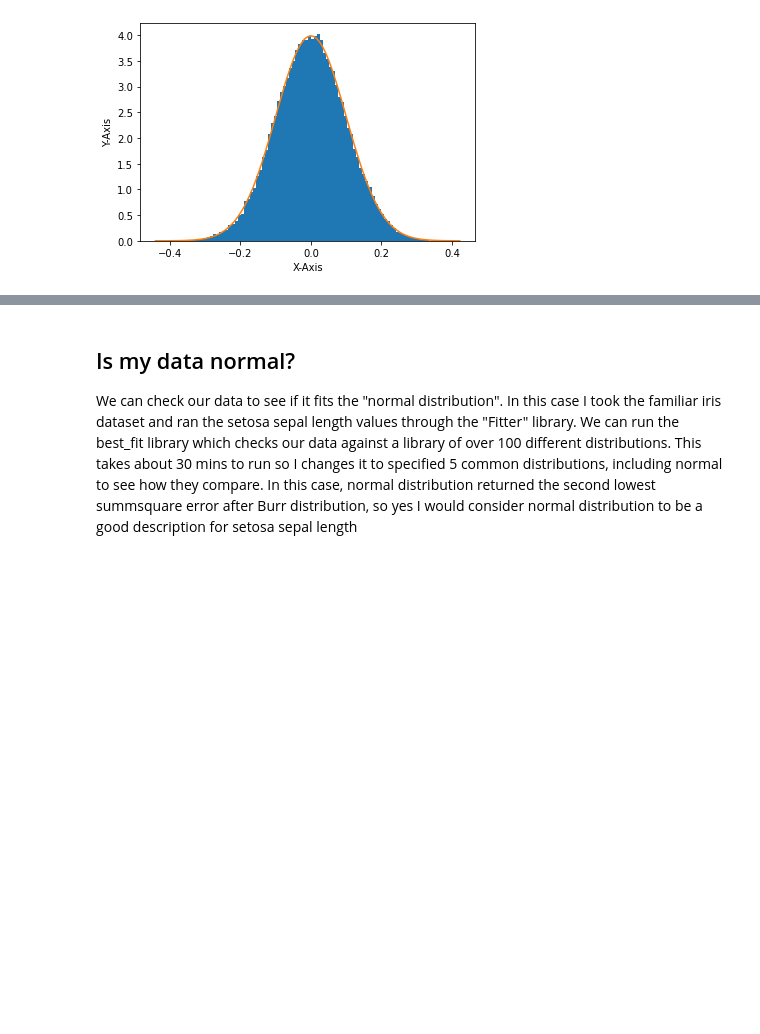
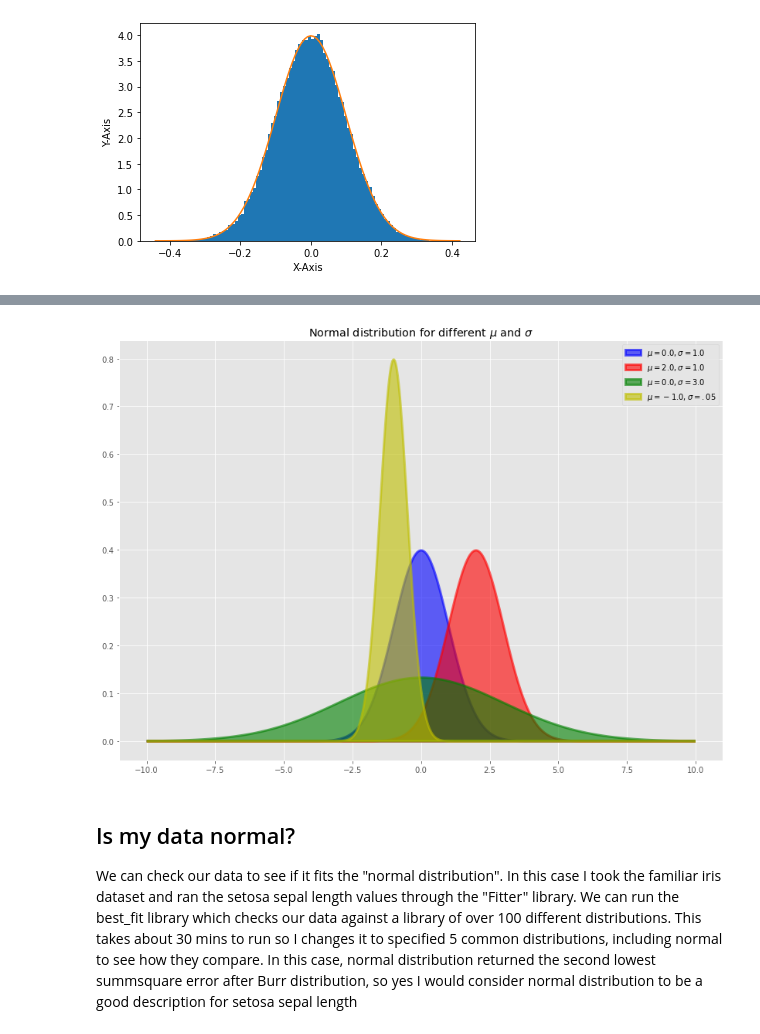
Before and after one commit to JScarry/FUNDAMENTALS_OF_DATA_ANALYSIS, a Jupyter notebook: Normal_distribution_notebook/Normal_Distribution.ipynb, the cells around one changed output, grey strips where cells are left out. Drawn from its saved outputs; the diff is of its cells as text; code cells hidden in the pictures; blank space fills up the shorter version.

Commit message:
normal distribution work

```diff
--- a/Normal_distribution_notebook/Normal_Distribution.ipynb
+++ b/Normal_distribution_notebook/Normal_Distribution.ipynb
@@ -137,3 +143,22 @@ plt.show()
+# %%
+import matplotlib.pyplot as plt
+import numpy as np
+import scipy.stats as ss
+
+plt.style.use('ggplot')
+plt.rcParams['figure.figsize'] = 14, 10
+# %%
+x = np.linspace(-10.0, 10.0, 1000)
+
+plt.fill(x, ss.norm.pdf(x, loc= 0.0, scale=1.0), label="$\mu = 0.0, \sigma = 1.0$", c='b', alpha=0.6, lw=3.0)
+plt.fill(x, ss.norm.pdf(x, loc= 2.0, scale=1.0), label="$\mu = 2.0, \sigma = 1.0$", c='r', alpha=0.6, lw=3.0)
+plt.fill(x, ss.norm.pdf(x, loc= 0.0, scale=3.0), label="$\mu = 0.0, \sigma = 3.0$", c='g', alpha=0.6, lw=3.0)
+plt.fill(x, ss.norm.pdf(x, loc= -1.0, scale=0.5), label="$\mu = -1.0, \sigma = .05$", c='y', alpha=0.6, lw=3.0)
+
+plt.title("Normal distribution for different $\mu$ and $\sigma$")
+plt.legend();
+# %% [output]
+[figure, added]
 # %% [markdown]
 ## Is my data normal?
 
```
Also changed, not shown: parts of 4 cells of this notebook.
